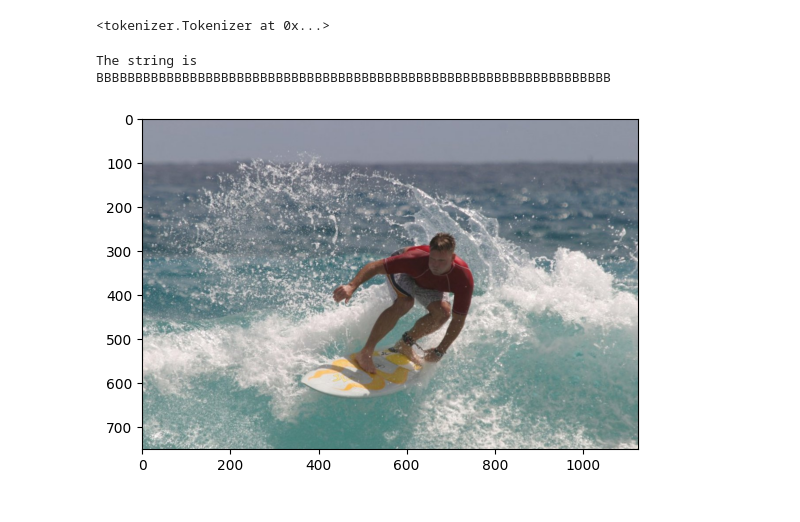
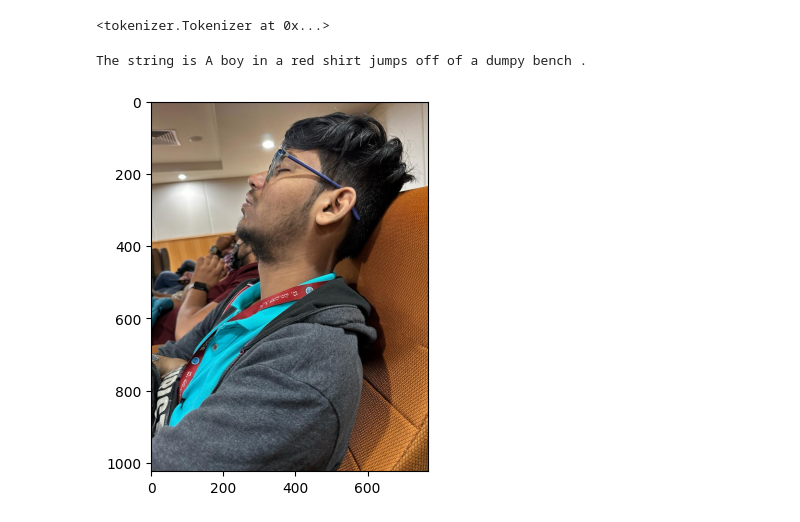
Before and after one commit to RahulVadhyar/SceneUnderstanding, a Jupyter notebook: code/demo.ipynb, the cells around one changed output. Cells and saved outputs as stored; diff of their text form; code cells hidden in the pictures.

```diff
--- a/code/demo.ipynb
+++ b/code/demo.ipynb
@@ -82,7 +82,7 @@ def test_image(img_path):
     plt.imshow(img)
     plt.show()
 # %%
-test_image("/home/starsystem/Documents/SceneUnderstanding/dataset(coco)/test.jpg")
+test_image("/home/starsystem/Documents/SceneUnderstanding/dataset(coco)/946d8a10-ef31-413d-a49a-a9740aec6a25.jpeg")
 # %% [output]
-The string is                                   BBBBBBBBBBBBBBBBBBBBBBBBBBBBBBBBBBBBBBBBBBBBBBBBBBBBBBBBBBBBBBBBBB
+The string is A boy in a red shirt jumps off of a dumpy bench .
-[figure, old version]
+[figure, new version]
```
Also changed, not shown: parts of 3 cells of this notebook, 3 other files.
